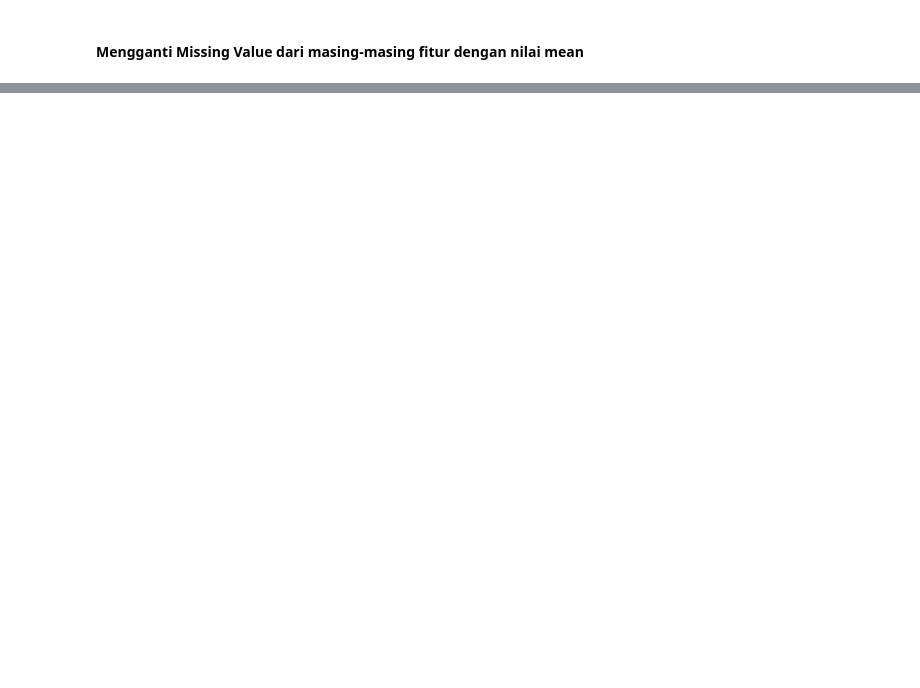
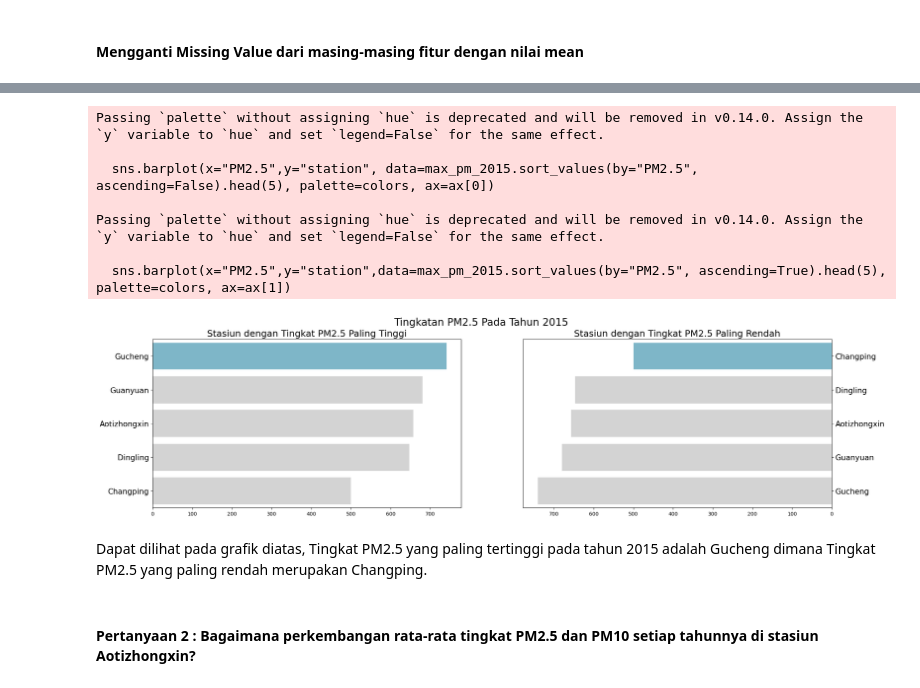
Before and after one commit to JuanCYoung/Air-Quality-Data-Analysis, a Jupyter notebook: notebook.ipynb, the cells around one changed output, grey strips where cells are left out. Drawn from its saved outputs; the diff is of its cells as text; code cells hidden in the pictures; blank space fills up the shorter version.

```diff
--- a/notebook.ipynb
+++ b/notebook.ipynb
@@ -21,0 +68,3 @@ data_df.head(5)
+# %%
+Guanyuan_df = pd.read_csv("data\Air-quality-dataset\PRSA_Data_20130301-20170228\PRSA_Data_Guanyuan_20130301-20170228.csv")
+Guanyuan_df.head(5)
@@ -21,0 +78,3 @@ data_df.head(5)
+# %%
+Gucheng_df = pd.read_csv("data\Air-quality-dataset\PRSA_Data_20130301-20170228\PRSA_Data_Gucheng_20130301-20170228.csv")
+Gucheng_df.head(5)
@@ -128,0 +583,2 @@ Jumlah Duplikasi Data :  0
+# %%
+data_df = pd.concat([Aotizhongxin_df,Changping_df,Dingling_df,Guanyuan_df,Gucheng_df],ignore_index=True)
@@ -239,0 +715,6 @@ data_df.describe(include="all")
+# %%
+max_pm_2015 = data_df[data_df["year"] == 2015].groupby(by=["station"]).agg({
+    "PM2.5" : "max"
+})
+
+max_pm_2015
@@ -239,0 +729,35 @@ data_df.describe(include="all")
+# %%
+fig, ax = plt.subplots(nrows=1, ncols=2, figsize=(24, 6))
+
+colors = ["#72BCD4", "#D3D3D3", "#D3D3D3", "#D3D3D3", "#D3D3D3"]
+
+sns.barplot(x="PM2.5",y="station", data=max_pm_2015.sort_values(by="PM2.5", ascending=False).head(5), palette=colors, ax=ax[0])
+ax[0].set_ylabel(None)
+ax[0].set_xlabel(None)
+ax[0].set_title("Stasiun dengan Tingkat PM2.5 Paling Tinggi", loc="center", fontsize=18)
+ax[0].tick_params(axis ='y', labelsize=15)
+
+sns.barplot(x="PM2.5",y="station",data=max_pm_2015.sort_values(by="PM2.5", ascending=True).head(5), palette=colors, ax=ax[1])
+ax[1].set_ylabel(None)
+ax[1].set_xlabel(None)
+ax[1].invert_xaxis()
+ax[1].yaxis.set_label_position("right")
+ax[1].yaxis.tick_right()
+ax[1].set_title("Stasiun dengan Tingkat PM2.5 Paling Rendah", loc="center", fontsize=18)
+ax[1].tick_params(axis='y', labelsize=15)
+
+plt.suptitle("Tingkatan PM2.5 Pada Tahun 2015", fontsize=20)
+plt.show()
+# %% [output]
+Passing `palette` without assigning `hue` is deprecated and will be removed in v0.14.0. Assign the `y` variable to `hue` and set `legend=False` for the same effect.
+
+  sns.barplot(x="PM2.5",y="station", data=max_pm_2015.sort_values(by="PM2.5", ascending=False).head(5), palette=colors, ax=ax[0])
+
+Passing `palette` without assigning `hue` is deprecated and will be removed in v0.14.0. Assign the `y` variable to `hue` and set `legend=False` for the same effect.
+
+  sns.barplot(x="PM2.5",y="station",data=max_pm_2015.sort_values(by="PM2.5", ascending=True).head(5), palette=colors, ax=ax[1])
+[figure, added]
+# %% [markdown]
+Dapat dilihat pada grafik diatas, Tingkat PM2.5 yang paling tertinggi pada tahun 2015 adalah Gucheng dimana Tingkat PM2.5 yang paling rendah merupakan Changping.
+# %% [markdown]
+#### Pertanyaan 2 : Bagaimana perkembangan rata-rata tingkat PM2.5 dan PM10 setiap tahunnya di stasiun Aotizhongxin?
```
Also changed, not shown: parts of 106 cells of this notebook, 3 other files.
